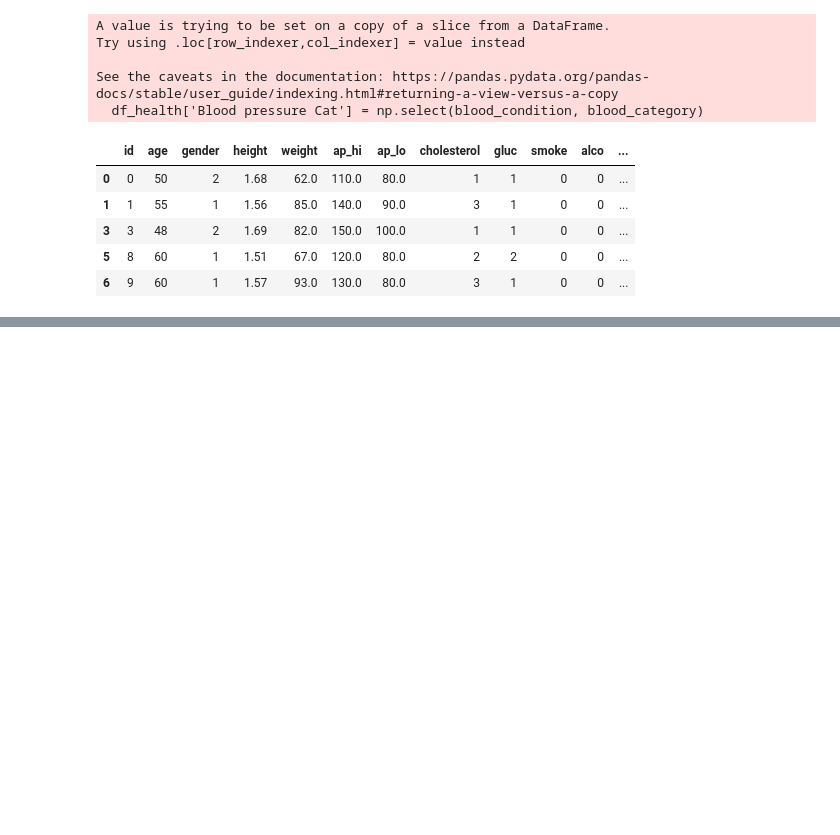
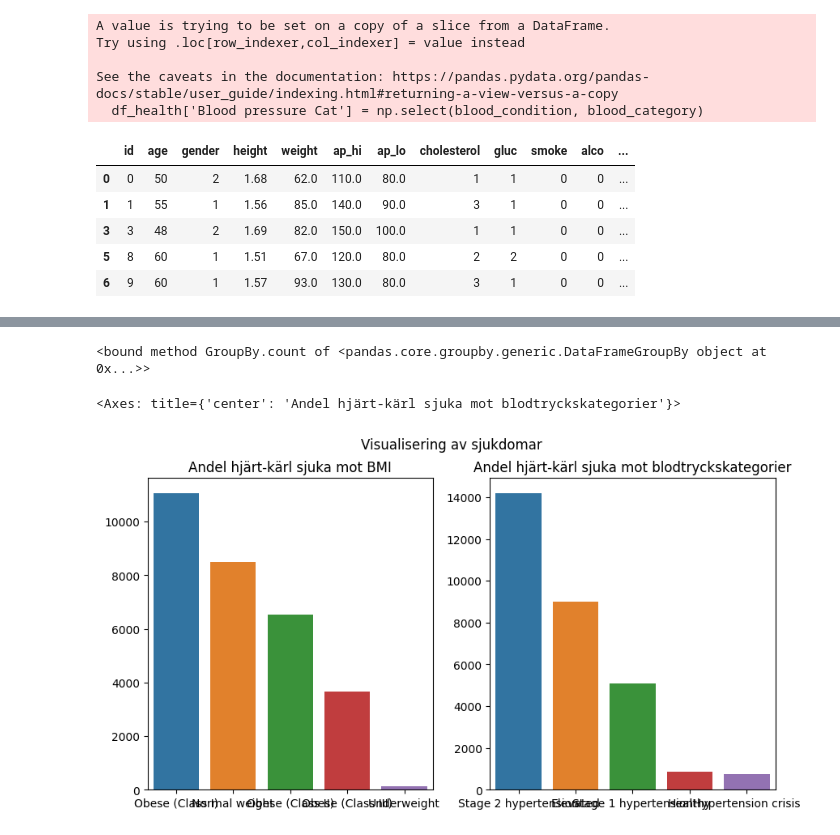
Before and after one commit to SauronGunnars/Machine-learning-Sara-Gunnars, a Jupyter notebook: Lab/disease_prediction.ipynb, the cells around one changed output, grey strips where cells are left out. Drawn from its saved outputs; the diff is of its cells as text; code cells hidden in the pictures; blank space fills up the shorter version.

Commit message:
plot of pos cardio disease

```diff
--- a/Lab/disease_prediction.ipynb
+++ b/Lab/disease_prediction.ipynb
@@ -394,0 +397,4 @@ df_health.head()
+# %%
+#df with only positive for cardio disease
+df_cardio_pos = df_health[df_health['cardio']==1]
+df_cardio_pos.head()
@@ -394,0 +410,19 @@ df_health.head()
+# %%
+df_cardio_pos_grouped
+# %% [output]
+<bound method GroupBy.count of <pandas.core.groupby.generic.DataFrameGroupBy object at 0x...>>
+# %%
+# creating figure and setting up two subplots
+fig,axes = plt.subplots(1,2)
+#fig title
+fig.suptitle("Visualisering av sjukdomar")
+#subplot titles
+axes[0].set_title("Andel hjärt-kärl sjuka mot BMI")
+axes[1].set_title("Andel hjärt-kärl sjuka mot blodtryckskategorier")
+
+#dividing data into unique categories and sum of positive in each category
+sns.barplot(ax=axes[0],  x= df_cardio_pos['Classefied BMI'].value_counts().index, y= df_cardio_pos['Classefied BMI'].value_counts().values)
+sns.barplot(ax=axes[1],  x= df_cardio_pos['Blood pressure Cat'].value_counts().index, y= df_cardio_pos['Blood pressure Cat'].value_counts().values)
+# %% [output]
+<Axes: title={'center': 'Andel hjärt-kärl sjuka mot blodtryckskategorier'}>
+[figure, added]
```
Also changed, not shown: parts of 5 cells of this notebook.
